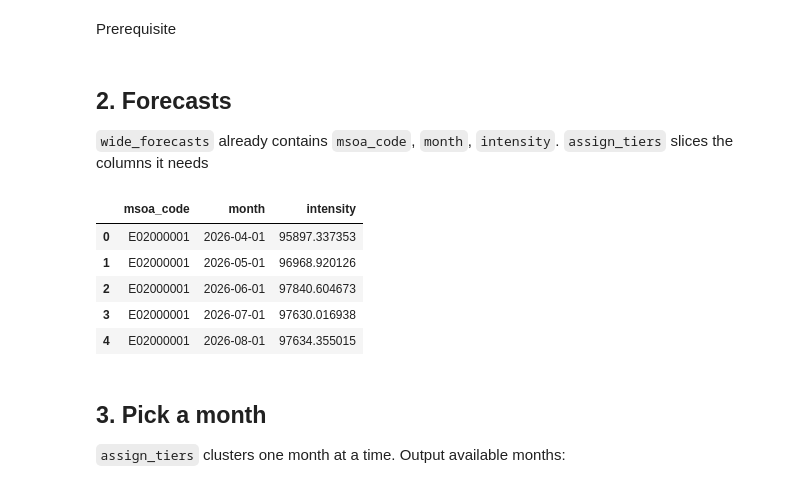
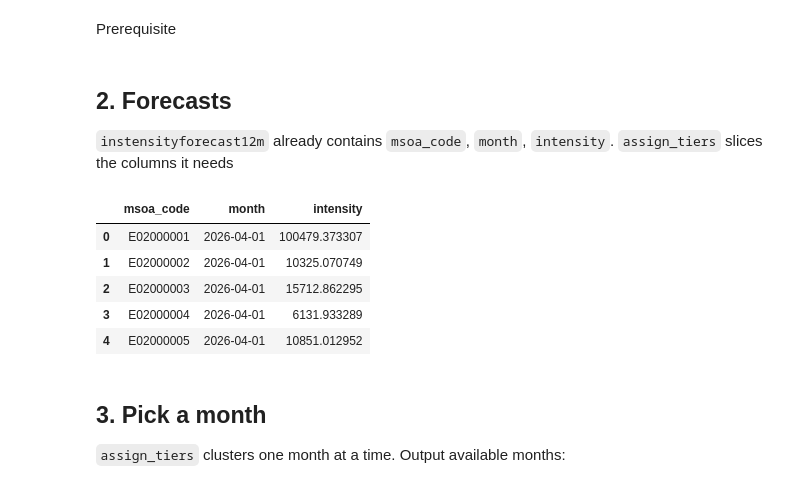
Before and after one commit to rostyslav-bilous/TUe-Multi-Disciplinary-CBL, a Jupyter notebook: notebooks/tiering.ipynb, the cells around one changed output. Cells and saved outputs as stored; diff of their text form; code cells hidden in the pictures.

Commit message:
tiering is now based on the new table forecast instensityforecast12m ,there is also the "buffer" around the t1 msoa's

```diff
--- a/notebooks/tiering.ipynb
+++ b/notebooks/tiering.ipynb
@@ -60,24 +60,26 @@ Prerequisite
 # wide_forecasts.to_csv(DATA_DIR / "wide_forecasts.csv", index=False)
 # %% [markdown]
 ## 2. Forecasts
-`wide_forecasts` already contains `msoa_code`, `month`, `intensity`. `assign_tiers` slices the columns it needs
+`instensityforecast12m` already contains `msoa_code`, `month`, `intensity`. `assign_tiers` slices the columns it needs
 # %%
 from sqlalchemy import create_engine
 import pandas as pd
 engine = create_engine("postgresql+psycopg2://data_admin:TUE123@localhost:5433/cbl_policing")
 wide_forecasts = pd.read_sql("""SELECT *
-                             FROM wideforecast
+                             FROM instensityforecast12m
 """,engine
 
 )
+
+wide_forecasts = wide_forecasts.rename(columns={"msoa_id":"msoa_code"})
 wide_forecasts[["msoa_code", "month", "intensity"]].head()
 # %% [output]
 |  | msoa_code | month | intensity |
-| 0 | E02000001 | 2026-04-01 | 95897.337353 |
-| 1 | E02000001 | 2026-05-01 | 96968.920126 |
-| 2 | E02000001 | 2026-06-01 | 97840.604673 |
-| 3 | E02000001 | 2026-07-01 | 97630.016938 |
-| 4 | E02000001 | 2026-08-01 | 97634.355015 |
+| 0 | E02000001 | 2026-04-01 | 100479.373307 |
+| 1 | E02000002 | 2026-04-01 | 10325.070749 |
+| 2 | E02000003 | 2026-04-01 | 15712.862295 |
+| 3 | E02000004 | 2026-04-01 | 6131.933289 |
+| 4 | E02000005 | 2026-04-01 | 10851.012952 |
 # %% [markdown]
 ## 3. Pick a month
 `assign_tiers` clusters one month at a time. Output available months:
```
Also changed, not shown: parts of 7 cells of this notebook.
